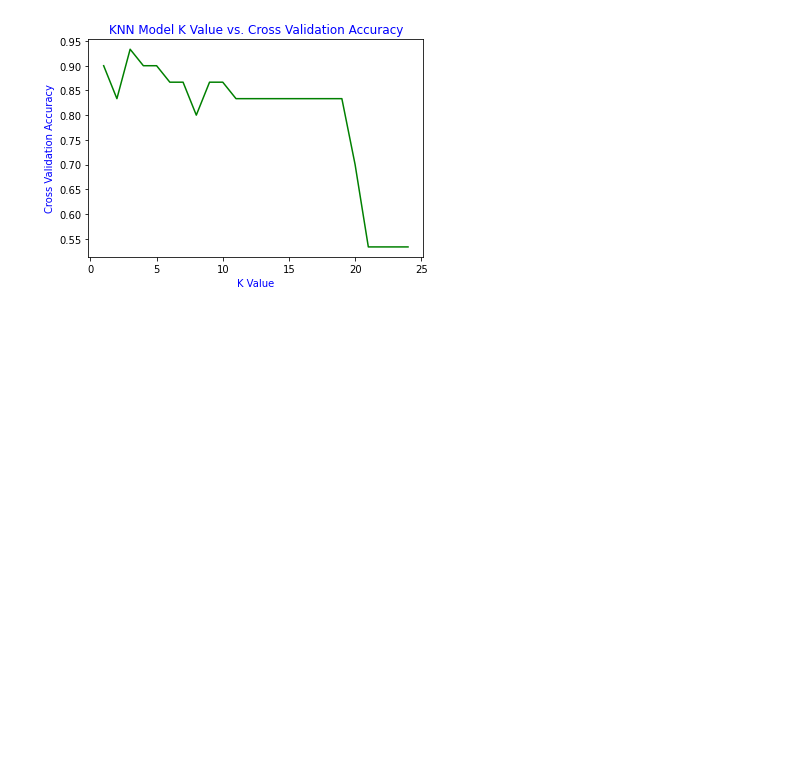
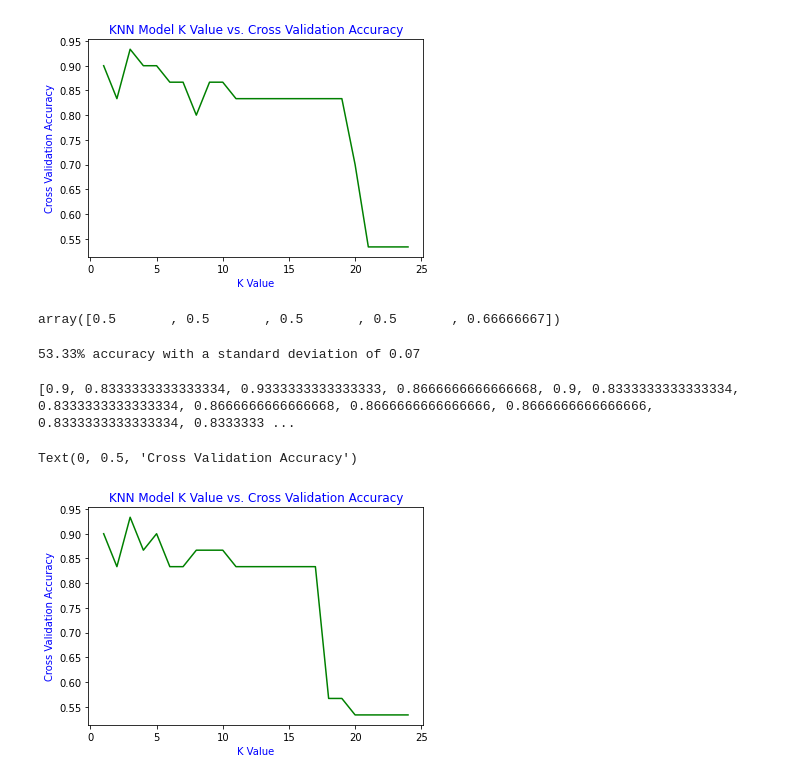
Before and after one commit to Kate5-7-2021/INFO-5502-SU2021, a Jupyter notebook: INFO_5502_Assign7_KNN_.ipynb, the cells around one changed output. Drawn from its saved outputs; the diff is of its cells as text; code cells hidden in the pictures; blank space fills up the shorter version.

```diff
--- a/INFO_5502_Assign7_KNN_.ipynb
+++ b/INFO_5502_Assign7_KNN_.ipynb
@@ -252,3 +252,35 @@ plt.ylabel('Cross Validation Accuracy',color='b')
 # %% [output]
 Text(0, 0.5, 'Cross Validation Accuracy')
 [figure]
+# %%
+#apply cross validation
+knn_cross_test_scores=cross_val_score(knn,x_test,y_test,cv=5)
+knn_cross_test_scores
+# %% [output]
+array([0.5       , 0.5       , 0.5       , 0.5       , 0.66666667])
+# %%
+#get the overall accuracy of the cross validation
+print("%0.2f%% accuracy with a standard deviation of %0.2f" % (knn_cross_test_scores.mean()*100, knn_cross_test_scores.std()))
+# %% [output]
+53.33% accuracy with a standard deviation of 0.07
+# %%
+k_cv_score=[]             #call the same k range in cross validation to find the optimal k value
+k_cv_num=range(1,25)
+for k in k_cv_num:
+ knn= KNeighborsClassifier(n_neighbors=k)
+ #knn.fit(x_train, y_train)
+ #y_pred=knn.predict(x_test)
+ knn_cross_test_scores=cross_val_score(knn,x_test,y_test,cv=5)
+ k_cv_score.append(knn_cross_test_scores.mean())
+print(k_cv_score)
+# %% [output]
+[0.9, 0.8333333333333334, 0.9333333333333333, 0.8666666666666668, 0.9, 0.8333333333333334, 0.8333333333333334, 0.8666666666666668, 0.8666666666666666, 0.8666666666666666, 0.8333333333333334, 0.8333333 ...
+# %%
+#draw the graph of accuracy for k range from the cross validation
+plt.plot(k_cv_num,k_cv_score,color='g')
+plt.title('KNN Model K Value vs. Cross Validation Accuracy',color='b')
+plt.xlabel('K Value',color='b')
+plt.ylabel('Cross Validation Accuracy',color='b')
+# %% [output]
+Text(0, 0.5, 'Cross Validation Accuracy')
+[figure, added]
```
Also changed, not shown: parts of 1 cell of this notebook.
